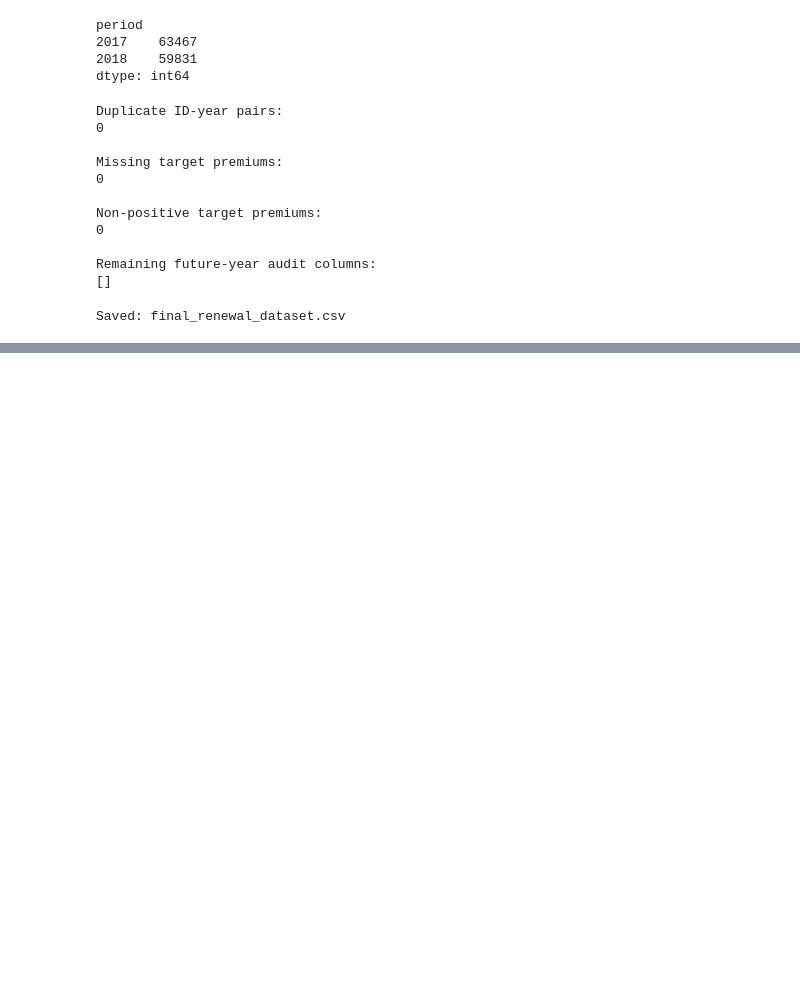
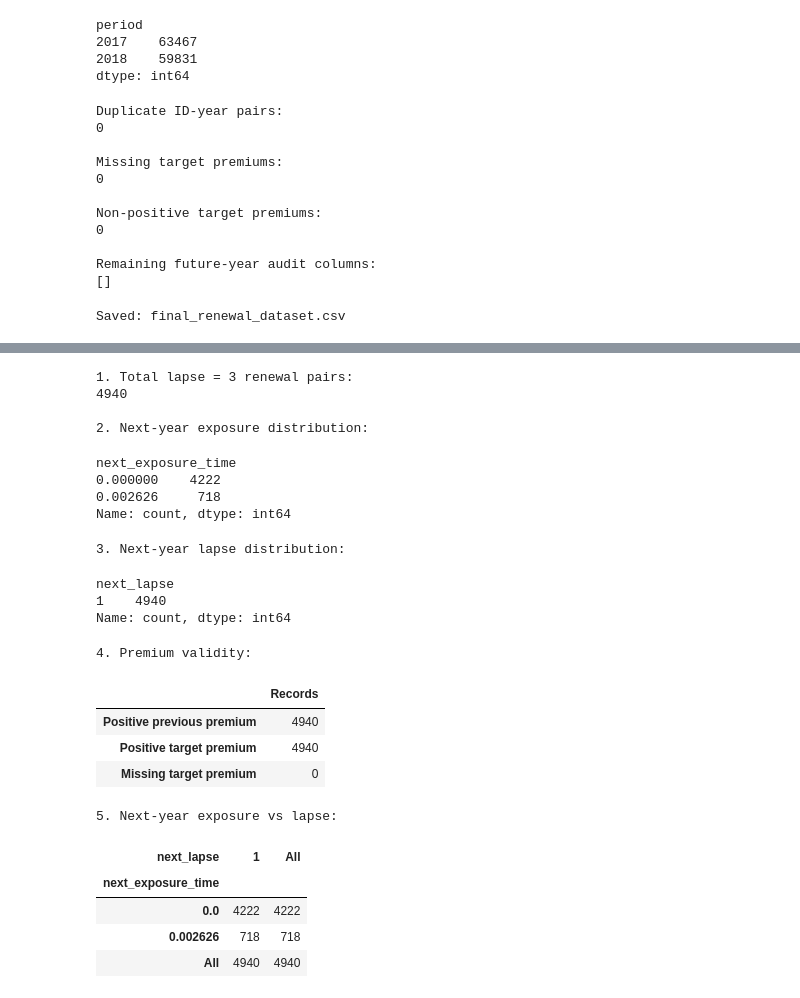
Before and after one commit to Aum-Tailor/ML-Health-Insurance, a Jupyter notebook: Cleaning.ipynb, the cells around one changed output, grey strips where cells are left out. Drawn from its saved outputs; the diff is of its cells as text; code cells hidden in the pictures; blank space fills up the shorter version.

```diff
--- a/Cleaning.ipynb
+++ b/Cleaning.ipynb
@@ -1256,0 +1608,70 @@ Saved: final_renewal_dataset.csv
+# %%
+# Research Question:
+# Why were 4,940 lapse = 3 renewal pairs excluded?
+#
+# Purpose:
+# Examine next-year exposure, premium validity,
+# and the exact cleaning exclusion conditions.
+# No plots or modifications to existing dataframes.
+
+audit_lapse3 = renewal_audit_df.loc[
+    renewal_audit_df["lapse"].eq(3)
+].copy()
+
+print("1. Total lapse = 3 renewal pairs:")
+print(len(audit_lapse3))
+
+print("\n2. Next-year exposure distribution:")
+display(
+    audit_lapse3["next_exposure_time"]
+    .value_counts(dropna=False)
+)
+
+print("\n3. Next-year lapse distribution:")
+display(
+    audit_lapse3["next_lapse"]
+    .value_counts(dropna=False)
+)
+
+print("\n4. Premium validity:")
+display(pd.Series({
+    "Positive previous premium":
+        audit_lapse3["previous_premium"].gt(0).sum(),
+    "Positive target premium":
+        audit_lapse3["target_premium"].gt(0).sum(),
+    "Missing target premium":
+        audit_lapse3["target_premium"].isna().sum()
+}).to_frame("Records"))
+
+print("\n5. Next-year exposure vs lapse:")
+display(
+    pd.crosstab(
+        audit_lapse3["next_exposure_time"],
+        audit_lapse3["next_lapse"],
+        margins=True
+    )
+)
+# %% [output]
+1. Total lapse = 3 renewal pairs:
+4940
+
+2. Next-year exposure distribution:
+next_exposure_time
+0.000000    4222
+0.002626     718
+Name: count, dtype: int64
+3. Next-year lapse distribution:
+next_lapse
+1    4940
+Name: count, dtype: int64
+4. Premium validity:
+|  | Records |
+| Positive previous premium | 4940 |
+| Positive target premium | 4940 |
+| Missing target premium | 0 |
+5. Next-year exposure vs lapse:
+| next_lapse | 1 | All |
+| next_exposure_time |  |  |
+| 0.0 | 4222 | 4222 |
+| 0.002626 | 718 | 718 |
+| All | 4940 | 4940 |
```
Also changed, not shown: parts of 26 cells of this notebook, 3 other files.
